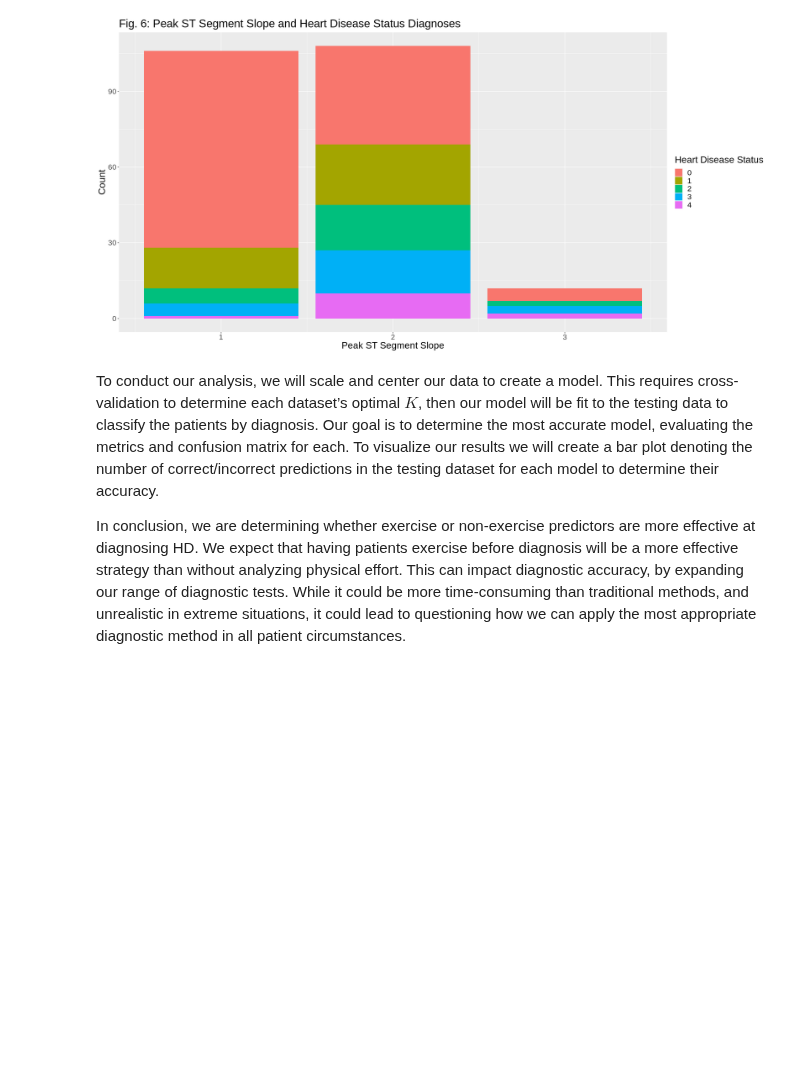
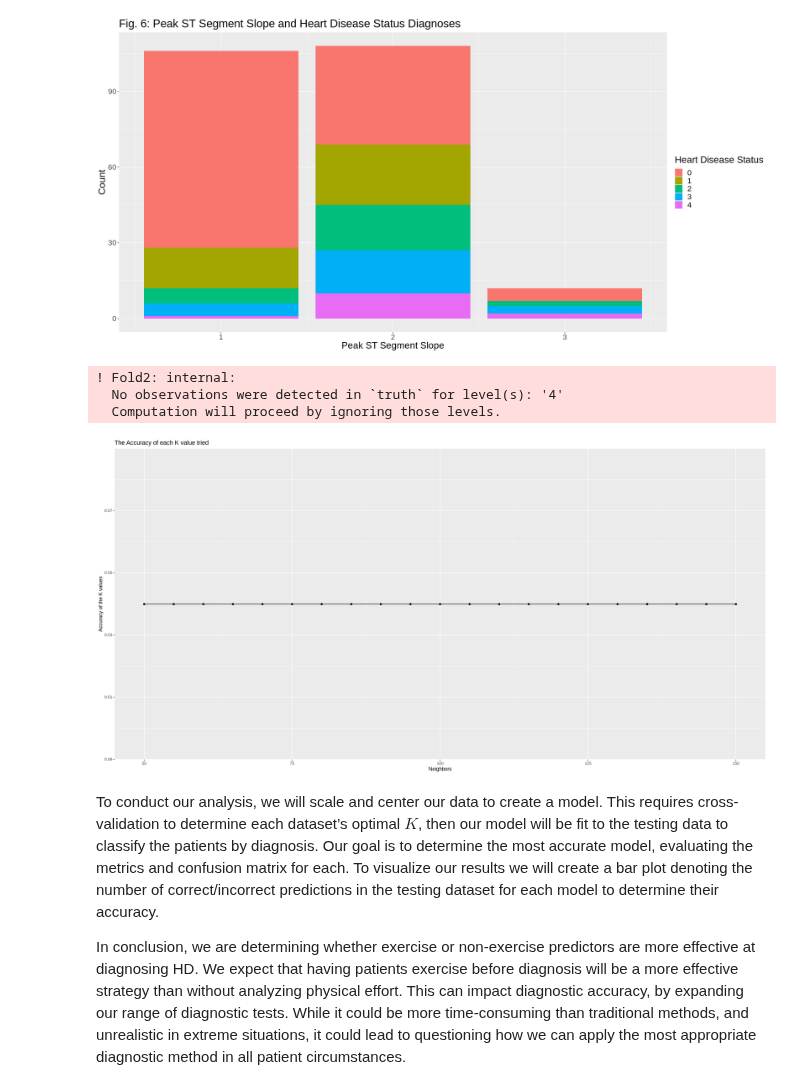
Before and after one commit to chenjerry623/DSCI100-Group17-Project, a Jupyter notebook: Group-17-Project.ipynb, the cells around one changed output. Drawn from its saved outputs; the diff is of its cells as text; code cells hidden in the pictures; blank space fills up the shorter version.

Commit message:
Started making models
Started the model for the resting data. Plotted the K values

```diff
--- a/Group-17-Project.ipynb
+++ b/Group-17-Project.ipynb
@@ -181,6 +199,55 @@ exercise_slope_plot
 [figure]
 [figure]
 [figure]
+# %%
+# Creating a recipe for the classification using the resting data.
+
+resting_recipe <- recipe(result ~ age + resting_blood_pressure + resting_electrocardio, data = resting_train) |>
+                        step_scale(all_predictors()) |>
+                        step_center(all_predictors())
+# %%
+# Creating a model for the classification that we can tune to find the best K.
+
+resting_model_tune <- nearest_neighbor(weight_func = "rectangular", neighbors = tune()) |>
+                        set_engine("kknn") |>
+                        set_mode("classification")
+# %%
+# Creating a cross validation set.
+
+resting_vfold <- vfold_cv(resting_train, v = 5, strata = result)
+
+# Creating a subset of K values to try.
+
+k_to_try <- tibble(neighbors = seq(from = 50, to = 150, by = 5))
+
+# Creating a workflow to determine the best K.
+
+resting_model_workflow <- workflow() |>
+                            add_recipe(resting_recipe) |>
+                            add_model(resting_model_tune) |>
+                            tune_grid(resamples = resting_vfold, grid = k_to_try) |>
+                            collect_metrics()
+# %% [output]
+! Fold2: internal:
+  No observations were detected in `truth` for level(s): '4'
+  Computation will proceed by ignoring those levels.
+# %%
+# Filtering the accuracy of each K from the metrics.
+
+accuracy_of_k <- resting_model_workflow |>
+                    filter(.metric == "accuracy")
+
+# Making a plot of the accuracy to use to determine the best K for this analysis.
+
+accuracy_plot <- accuracy_of_k |>
+                    ggplot(aes(x = neighbors, y = mean)) +
+                    geom_point() +
+                    geom_line() +
+                    labs(x = "Neighbors", y = "Accuracy of the K values") +
+                    ggtitle("The Accuracy of each K value tried")
+accuracy_plot
+# %% [output]
+[figure, added]
 # %% [markdown]
 To conduct our analysis, we will  scale and center our data to create a model. This requires cross-validation to determine each dataset’s optimal $K$, then our model will be fit to the testing data to classify the patients by diagnosis. Our goal is to determine the most accurate model, evaluating the metrics and confusion matrix for each. To visualize our results we will create a bar plot denoting the number of correct/incorrect predictions in the testing dataset for each model to determine their accuracy.
 
```
Also changed, not shown: parts of 1 cell of this notebook.
